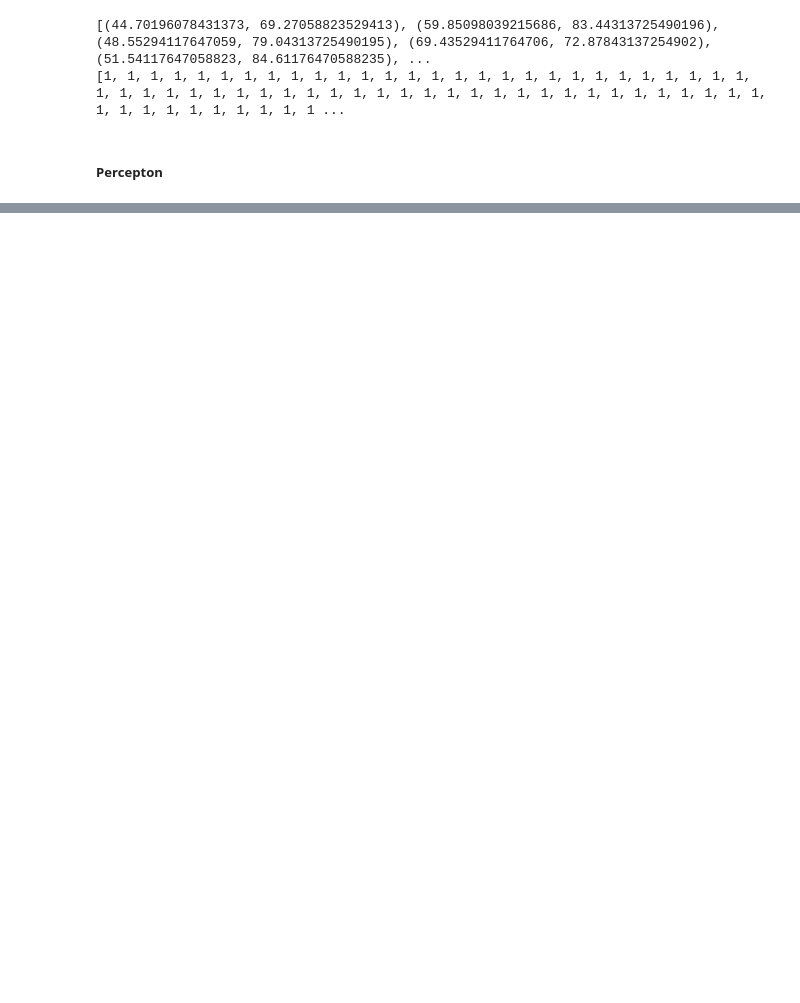
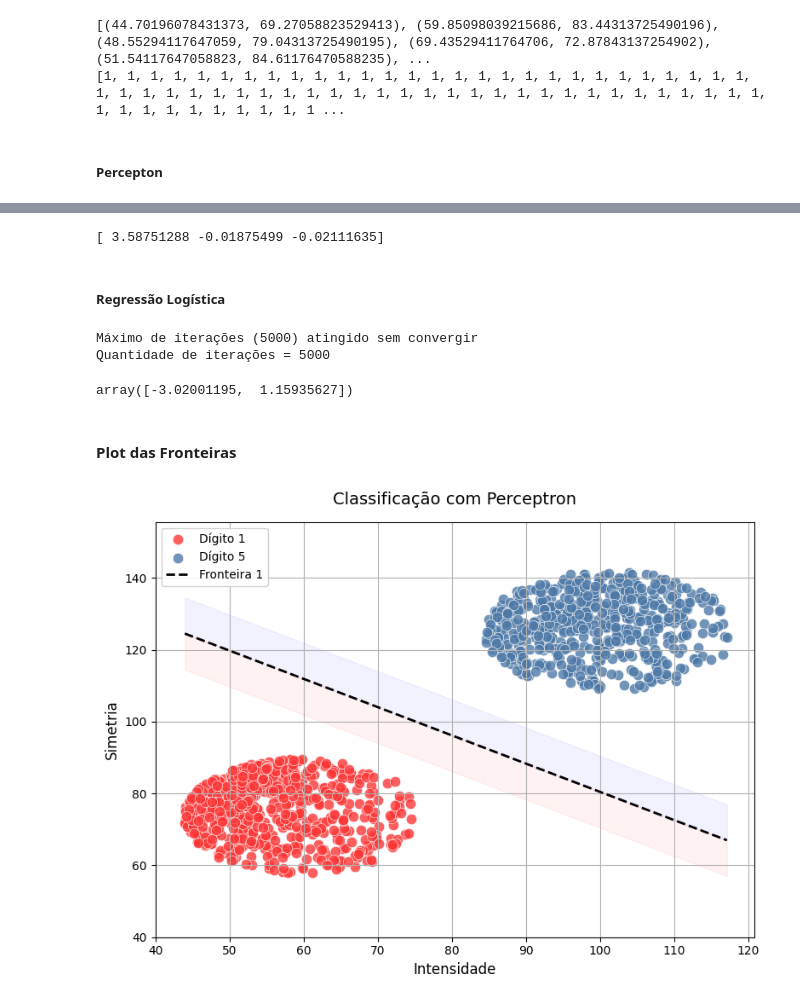
Before and after one commit to juliamssilva/classificador_digitos, a Jupyter notebook: mnsit.ipynb, the cells around one changed output, grey strips where cells are left out. Drawn from its saved outputs; the diff is of its cells as text; code cells hidden in the pictures; blank space fills up the shorter version.

Commit message:
classe Regressão Logística implementada

```diff
--- a/mnsit.ipynb
+++ b/mnsit.ipynb
@@ -323,6 +323,6 @@ class Perceptron:
                 if np.sign(self.w @ x_i) != y_i]
 # %%
 perceptron = Perceptron()
-perceptron.fit(X, y)
+perceptron.fit(X_train, y_train)
 print("Pesos finais:", perceptron.w)
 # %% [output]
@@ -377,0 +332,36 @@ plt.show()
+# %%
+class RegressaoLinear:
+    def __init__(self):
+        self.w = None
+
+    def fit (self, X, y):
+        """
+        Calcula a pseudo inversa
+        X ja deve conter a coluna de bias (1) na primeira coluna
+
+        """
+
+        # tranformando de lista pra array numpy
+        X = np.array(X)
+        y = np.array(y)
+
+        #se faltar a coluna bias adiciona
+        if not np.all(X[:, 0] == 1):
+            X = np.c_[np.ones((X.shape[0], 1)), X]
+
+        self.w = np.linalg.inv(X.T @ X) @ X.T @ y
+
+    def predict (self, X):
+        # Se faltar a coluna de bias adiciona
+        if X.shape[1] + 1 == self.w.shape[0]:
+            X = np.c_[np.ones((X.shape[0], 1)), X]
+
+        return np.sign(X @ self.w)
+# %%
+regressao_linear = RegressaoLinear()
+regressao_linear.fit(X_train, y_train)
+print(regressao_linear.w)
+# %% [output]
+[ 3.58751288 -0.01875499 -0.02111635]
+# %% [markdown]
+##### Regressão Logística
@@ -377,0 +443,9 @@ plt.show()
+# %%
+regressao_logisitca = RegressaoLogistica(eta=0.5, tmax=5000, bs=50)
+regressao_logisitca.fit(X_train, y_train)
+# %% [output]
+Máximo de iterações (5000) atingido sem convergir
+Quantidade de iterações = 5000
+array([-3.02001195,  1.15935627])
+# %% [markdown]
+#### Plot das Fronteiras
@@ -377,0 +518,4 @@ plt.show()
+# %%
+plot_fronteira(X_train, train_1, train_5, perceptron.w, title='Classificação com Perceptron', cor1='k--')
+# %% [output]
+[figure, added]
```
Also changed, not shown: parts of 9 cells of this notebook.
